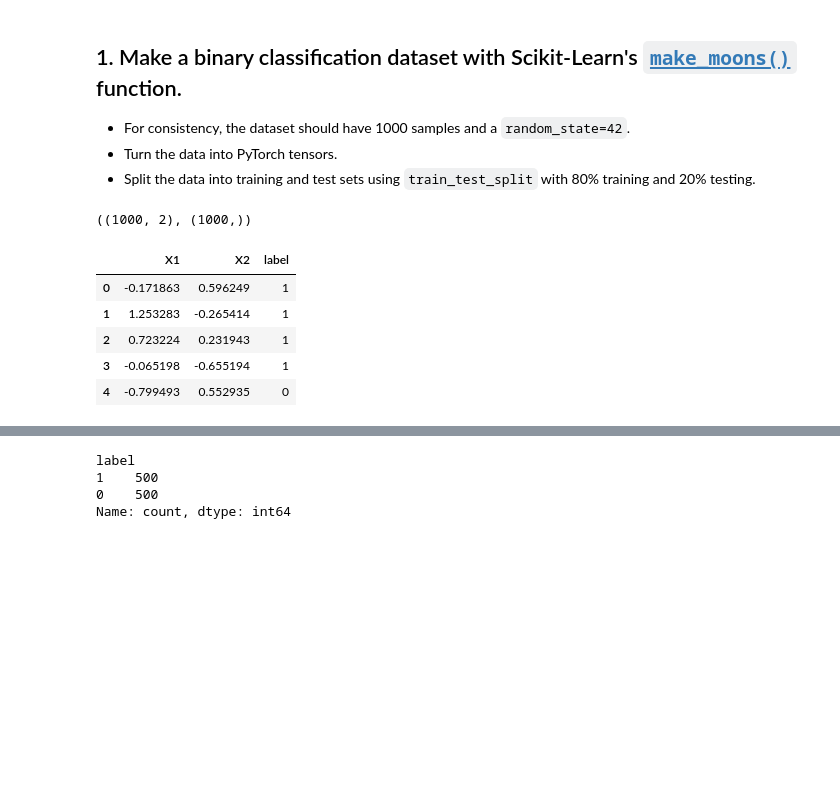
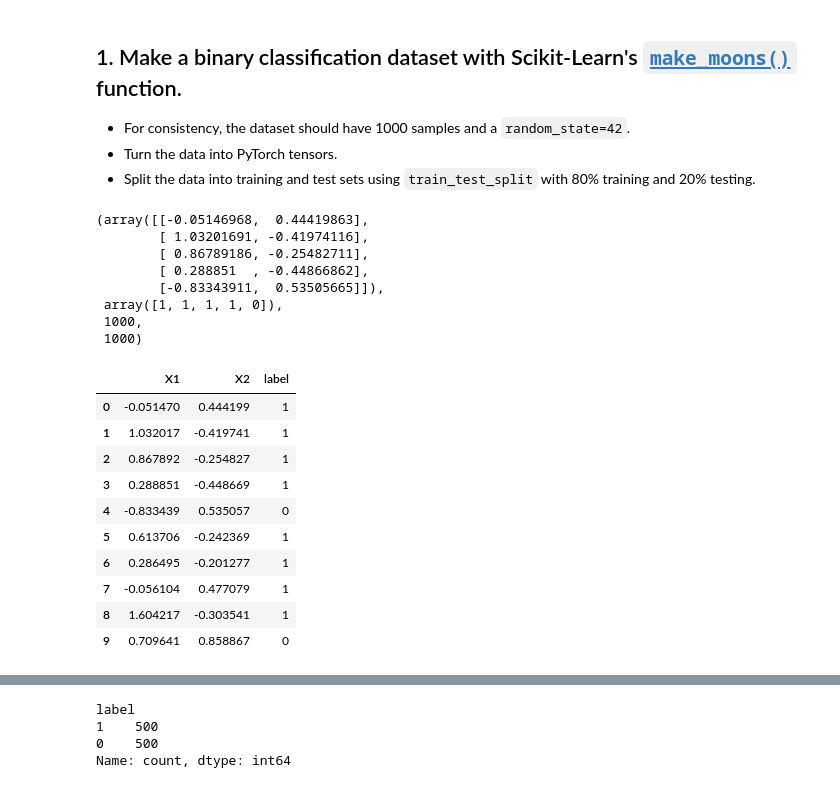
Before and after one commit to AnerGcorp/pytorch-deep-learning-an, a Jupyter notebook: my_experiments/02_pytorch_classification_exercises.ipynb, the cells around one changed output, grey strips where cells are left out. Saved outputs shown, nothing was run; the diff lists cells and outputs as text; code cells hidden in the pictures; blank space fills up the shorter version.

```diff
--- a/my_experiments/02_pytorch_classification_exercises.ipynb
+++ b/my_experiments/02_pytorch_classification_exercises.ipynb
@@ -36,30 +36,44 @@ device
 # Create a dataset with Scikit-Learn's make_moons()
 from sklearn.datasets import make_moons
 
+SAMPLES = 1000
+
 X, y = make_moons(
-    n_samples=1000,
-    noise=0.3,
-    random_state=RANDOM_SEED
+  n_samples=SAMPLES,
+  noise=0.1,
+  random_state=RANDOM_SEED
 )
 
-X.shape, y.shape
+X[:5], y[:5], len(X), len(y)
 # %% [output]
-((1000, 2), (1000,))
+(array([[-0.05146968,  0.44419863],
+        [ 1.03201691, -0.41974116],
+        [ 0.86789186, -0.25482711],
+        [ 0.288851  , -0.44866862],
+        [-0.83343911,  0.53505665]]),
+ array([1, 1, 1, 1, 0]),
+ 1000,
+ 1000)
 # %%
 # Turn data into a DataFrame
 import pandas as pd
 
 moons = pd.DataFrame({
-    "X1": X[:, 0],
-    "X2": X[:, 1],
-    "label": y
+  "X1": X[:, 0],
+  "X2": X[:, 1],
+  "label": y
 })
 
-moons.head(5)
+moons.head(10)
 # %% [output]
 |  | X1 | X2 | label |
-| 0 | -0.171863 | 0.596249 | 1 |
-| 1 | 1.253283 | -0.265414 | 1 |
-| 2 | 0.723224 | 0.231943 | 1 |
-| 3 | -0.065198 | -0.655194 | 1 |
-| 4 | -0.799493 | 0.552935 | 0 |
+| 0 | -0.051470 | 0.444199 | 1 |
+| 1 | 1.032017 | -0.419741 | 1 |
+| 2 | 0.867892 | -0.254827 | 1 |
+| 3 | 0.288851 | -0.448669 | 1 |
+| 4 | -0.833439 | 0.535057 | 0 |
+| 5 | 0.613706 | -0.242369 | 1 |
+| 6 | 0.286495 | -0.201277 | 1 |
+| 7 | -0.056104 | 0.477079 | 1 |
+| 8 | 1.604217 | -0.303541 | 1 |
+| 9 | 0.709641 | 0.858867 | 0 |
```
Also changed, not shown: parts of 25 cells of this notebook, 1 other file.
